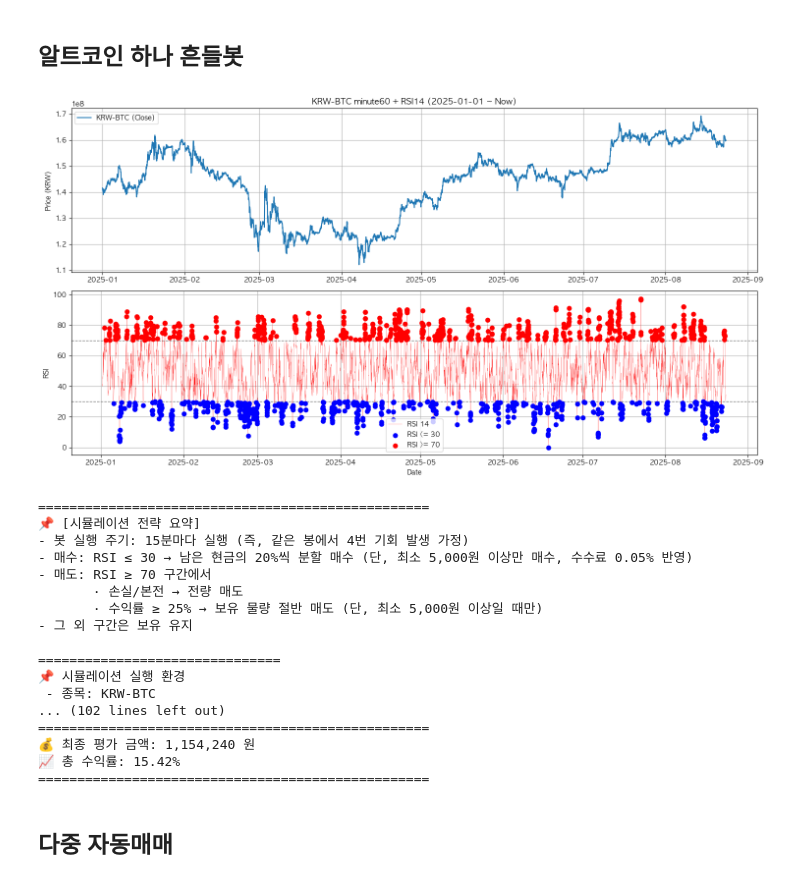
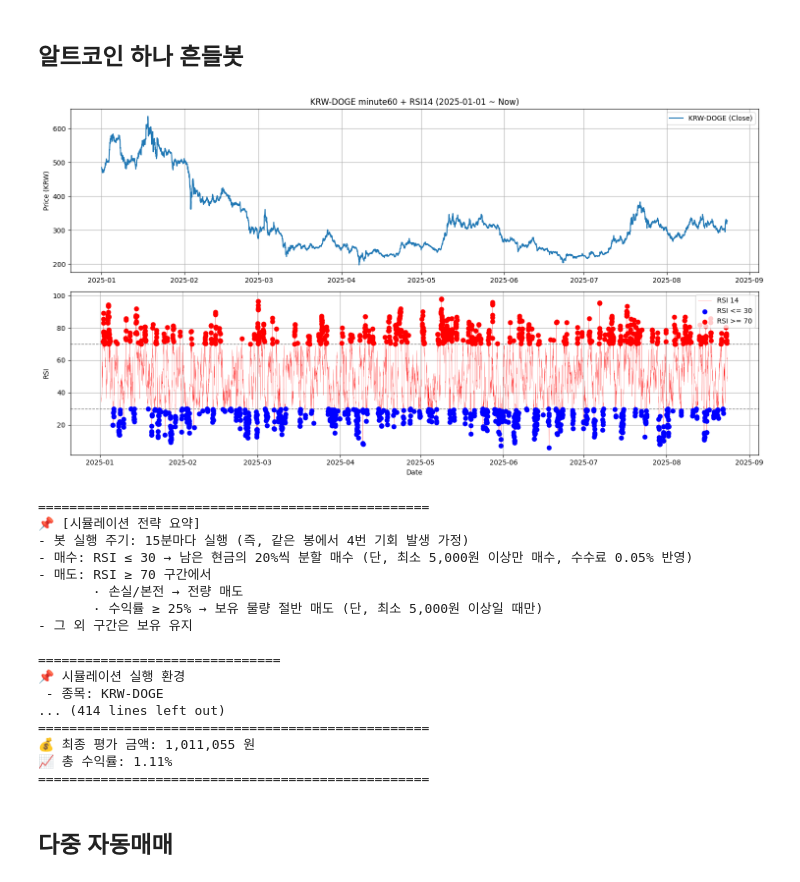
Before and after one commit to indextrown/Bitcoin-Auto-Bot, a Jupyter notebook: 03. 리팩토링 봇/백테스팅/01. RSI 봇 백테스팅.ipynb, the cells around one changed output. Cells and saved outputs as stored; diff of their text form; code cells hidden in the pictures.

```diff
--- a/03. 리팩토링 봇/백테스팅/01. RSI 봇 백테스팅.ipynb
+++ b/03. 리팩토링 봇/백테스팅/01. RSI 봇 백테스팅.ipynb
@@ -17,7 +17,8 @@ start_date = "2025-01-01"   # 데이터 조회 시작일
 interval = "minute240"      # 캔들 간격 ("minute60"=1시간, "minute240"=4시간, "day"=일봉 등)
 bot_interval = 30          # 봇 실행 주기 (분 단위: 예 30=30분마다, 240=4시간마다)
 
-ticker = "KRW-BTC"          # 마켓 (예: KRW-ETH, KRW-XRP 등)
+start_date = "2025-08-01"   # 데이터 조회 시작일
+ticker = "KRW-DOGE"          # 마켓 (예: KRW-ETH, KRW-XRP 등)
 interval = "minute60"      # 캔들 간격 ("minute60"=1시간, "minute240"=4시간, "day"=일봉 등)
 bot_interval = 15          # 봇 실행 주기 (분 단위: 예 30=30분마다, 240=4시간마다)
 fee = 0.0005                # 업비트 시장가 수수료 0.05%
@@ -156,34 +157,34 @@ for i in range(len(df)):
 
         if profit_rate <= 0:
             # 손실 → 전량 매도
             sell_value = hold_value * (1 - fee)
             capital += sell_value
             print(f"{df.index[i]} 전량 매도(손실/본전): {price:.0f}원 | 매도 금액: {sell_value:,.0f}원 | 수익률: {profit_rate:.2f}%")
             position = 0
             avg_buy_price = 0
 
         elif profit_rate >= 25:
             # 수익률 25% 이상 → 절반 매도
             sell_amount = position / 2
             sell_value = (sell_amount * price) * (1 - fee)
 
             if sell_value < min_trade:  # 절반 매도 금액이 5000원 미만이면 스킵
                 continue
 
             capital += sell_value
             position -= sell_amount
             print(f"{df.index[i]} 절반 매도(익절): {price:.0f}원 | 매도 금액: {sell_value:,.0f}원 | 남은 {ticker}: {position:.6f} | 수익률: {profit_rate:.2f}%")
 
 # 5️⃣ 시뮬레이션 종료 후 최종 정산
 final_value = capital + (position * df["close"].iloc[-1])
 profit_rate = (final_value - initial_capital) / initial_capital * 100
 
 print("="*50)
 print(f"💰 최종 평가 금액: {final_value:,.0f} 원")
 print(f"📈 총 수익률: {profit_rate:.2f}%")
 print("="*50)
 # %% [output]
-[figure, old version]
+[figure, new version]
 ==================================================
 📌 [시뮬레이션 전략 요약]
 - 봇 실행 주기: 15분마다 실행 (즉, 같은 봉에서 4번 기회 발생 가정)
@@ -195,11 +196,11 @@ print("="*50)
 
 ===============================
 📌 시뮬레이션 실행 환경
- - 종목: KRW-BTC
-... (102 lines left out)
+ - 종목: KRW-DOGE
+... (414 lines left out)
 ==================================================
-💰 최종 평가 금액: 1,154,240 원
-📈 총 수익률: 15.42%
+💰 최종 평가 금액: 1,011,055 원
+📈 총 수익률: 1.11%
 ==================================================
 # %% [markdown]
 ## 다중 자동매매
```
